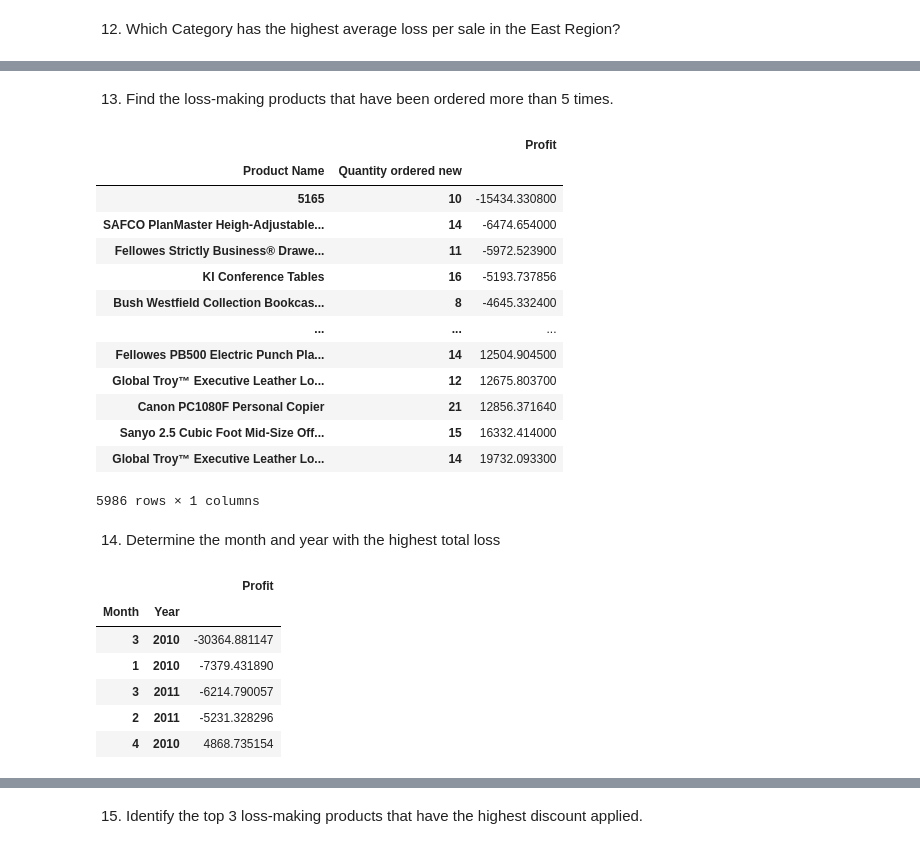
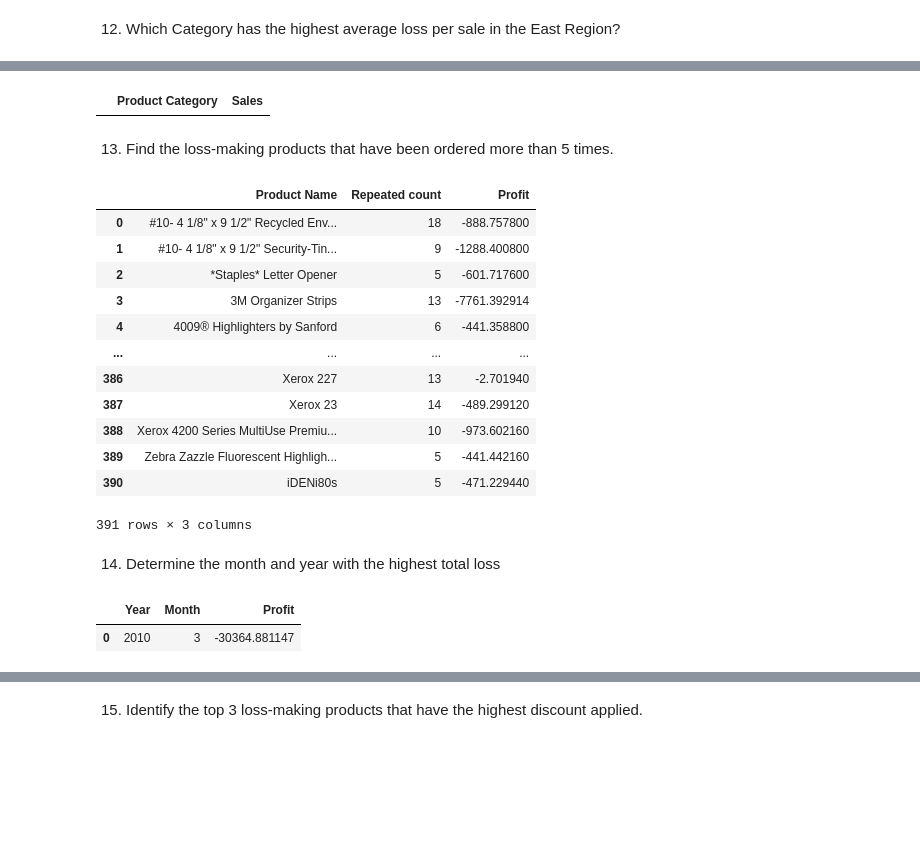
Before and after one commit to SaikrishnaAlle/DSTraining, a Jupyter notebook: D_8_Group_By.ipynb, the cells around one changed output, grey strips where cells are left out. Drawn from its saved outputs; the diff is of its cells as text; code cells hidden in the pictures; blank space fills up the shorter version.

```diff
--- a/D_8_Group_By.ipynb
+++ b/D_8_Group_By.ipynb
@@ -3,2 +16,8 @@ import pandas as pd
+# %%
+import pandas as pd
+import numpy as np
+pd.set_option('display.max_rows', 100)
+pd.set_option('display.max_columns', 100)
 # %%
-df = pd.read_excel("superstore-subset.xlsx")
+df = pd.read_excel("files/superstore-subset.xlsx")
+df.head()
@@ -15,0 +33,9 @@ import numpy
+# %%
+def LossMakingProductss(data, columns, value, sortColumns, orderlist, aggfunc):
+    dataFrame = data.groupby(columns).agg({
+        value: aggfunc
+    })
+    LossMakingProducts = dataFrame[dataFrame[value] < 0].sort_values(by=sortColumns , ascending=orderlist).reset_index()
+    return LossMakingProducts
+LossMakingProducts= LossMakingProductss(df, ['Region','Product Name'], 'Profit', ['Region', 'Profit'], [True, True], 'sum')
+LossMakingProducts
@@ -248,37 +171,40 @@ df12
+# %%
+AverageLossperOrder= LossMakingProductss(df[df['Region'] == 'East'], ['Product Category'], 'Sales', ['Sales'], [True], 'mean')
+AverageLossperOrder
+# %% [output]
+|  | Product Category | Sales |
 # %% [markdown]
 13. Find the loss-making products that have been ordered more than 5 times.
-# %%
-orderedmorethanfivetimes = df[df['Quantity ordered new']>5]
-df13 = orderedmorethanfivetimes[['Profit','Product Name','Quantity ordered new']].groupby(['Product Name','Quantity ordered new']).sum().sort_values(by = 'Profit', ascending = True)
-df13
-# %% [output]
-|  |  | Profit |
-| Product Name | Quantity ordered new |  |
-| 5165 | 10 | -15434.330800 |
-| SAFCO PlanMaster Heigh-Adjustable... | 14 | -6474.654000 |
-| Fellowes Strictly Business® Drawe... | 11 | -5972.523900 |
-| KI Conference Tables | 16 | -5193.737856 |
-| Bush Westfield Collection Bookcas... | 8 | -4645.332400 |
-| ... | ... | ... |
-| Fellowes PB500 Electric Punch Pla... | 14 | 12504.904500 |
-| Global Troy™ Executive Leather Lo... | 12 | 12675.803700 |
-| Canon PC1080F Personal Copier | 21 | 12856.371640 |
-| Sanyo 2.5 Cubic Foot Mid-Size Off... | 15 | 16332.414000 |
-| Global Troy™ Executive Leather Lo... | 14 | 19732.093300 |
-5986 rows × 1 columns
+# %%
+productStats = df.groupby('Product Name').agg({
+    'Product Name': 'count',
+    'Profit': 'sum'
+}).rename(columns= {'Product Name':'Repeated count'})
+LossMakingproducts= productStats[productStats['Repeated count'] > 4]
+LossMakingproductsThatHaveBeenOrderedMoreThan5Times=LossMakingproducts[LossMakingproducts['Profit'] < 0].reset_index()
+LossMakingproductsThatHaveBeenOrderedMoreThan5Times
+# %% [output]
+|  | Product Name | Repeated count | Profit |
+| 0 | #10- 4 1/8" x 9 1/2" Recycled Env... | 18 | -888.757800 |
+| 1 | #10- 4 1/8" x 9 1/2" Security-Tin... | 9 | -1288.400800 |
+| 2 | *Staples* Letter Opener | 5 | -601.717600 |
+| 3 | 3M Organizer Strips | 13 | -7761.392914 |
+| 4 | 4009® Highlighters by Sanford | 6 | -441.358800 |
+| ... | ... | ... | ... |
+| 386 | Xerox 227 | 13 | -2.701940 |
+| 387 | Xerox 23 | 14 | -489.299120 |
+| 388 | Xerox 4200 Series MultiUse Premiu... | 10 | -973.602160 |
+| 389 | Zebra Zazzle Fluorescent Highligh... | 5 | -441.442160 |
+| 390 | iDENi80s | 5 | -471.229440 |
+391 rows × 3 columns
 # %% [markdown]
 14. Determine the month and year with the highest total loss
 # %%
 df['Order Date'] = pd.to_datetime(df['Order Date'])
 df['Year'] = df['Order Date'].dt.year
 df['Month'] = df['Order Date'].dt.month
-dt = df[['Month','Year','Profit']].groupby(['Month','Year']).sum('Profit').sort_values(by = 'Profit', ascending = True).head()
-dt
+HighestTotalLossMonthAndYear= LossMakingProductss(df, ['Year', 'Month'], 'Profit', ['Profit'], [True], 'sum').head(1)
+HighestTotalLossMonthAndYear
 # %% [output]
-|  |  | Profit |
-| Month | Year |  |
-| 3 | 2010 | -30364.881147 |
-| 1 | 2010 | -7379.431890 |
-| 3 | 2011 | -6214.790057 |
-| 2 | 2011 | -5231.328296 |
-| 4 | 2010 | 4868.735154 |
+|  | Year | Month | Profit |
+| 0 | 2010 | 3 | -30364.881147 |
```
Also changed, not shown: parts of 53 cells of this notebook.
